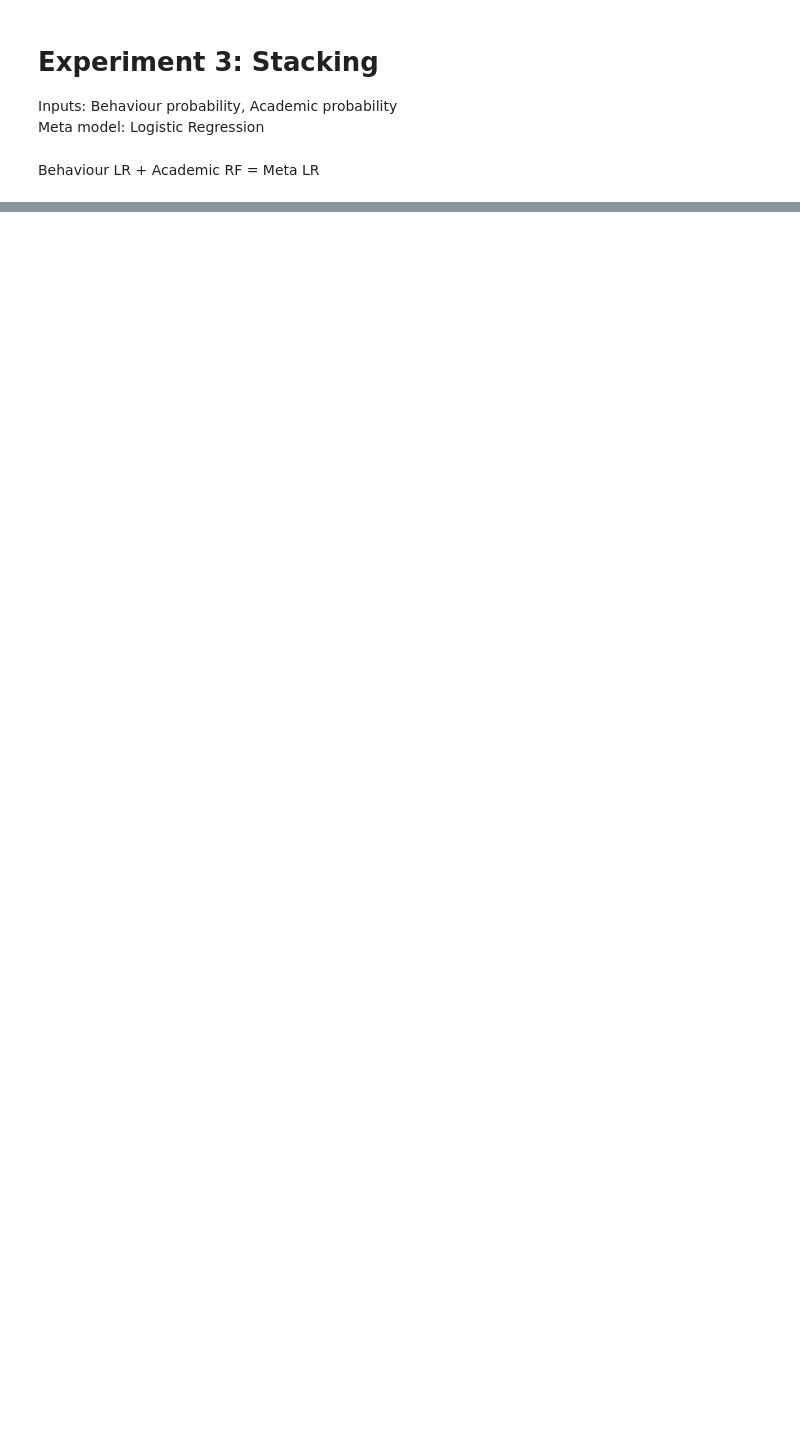
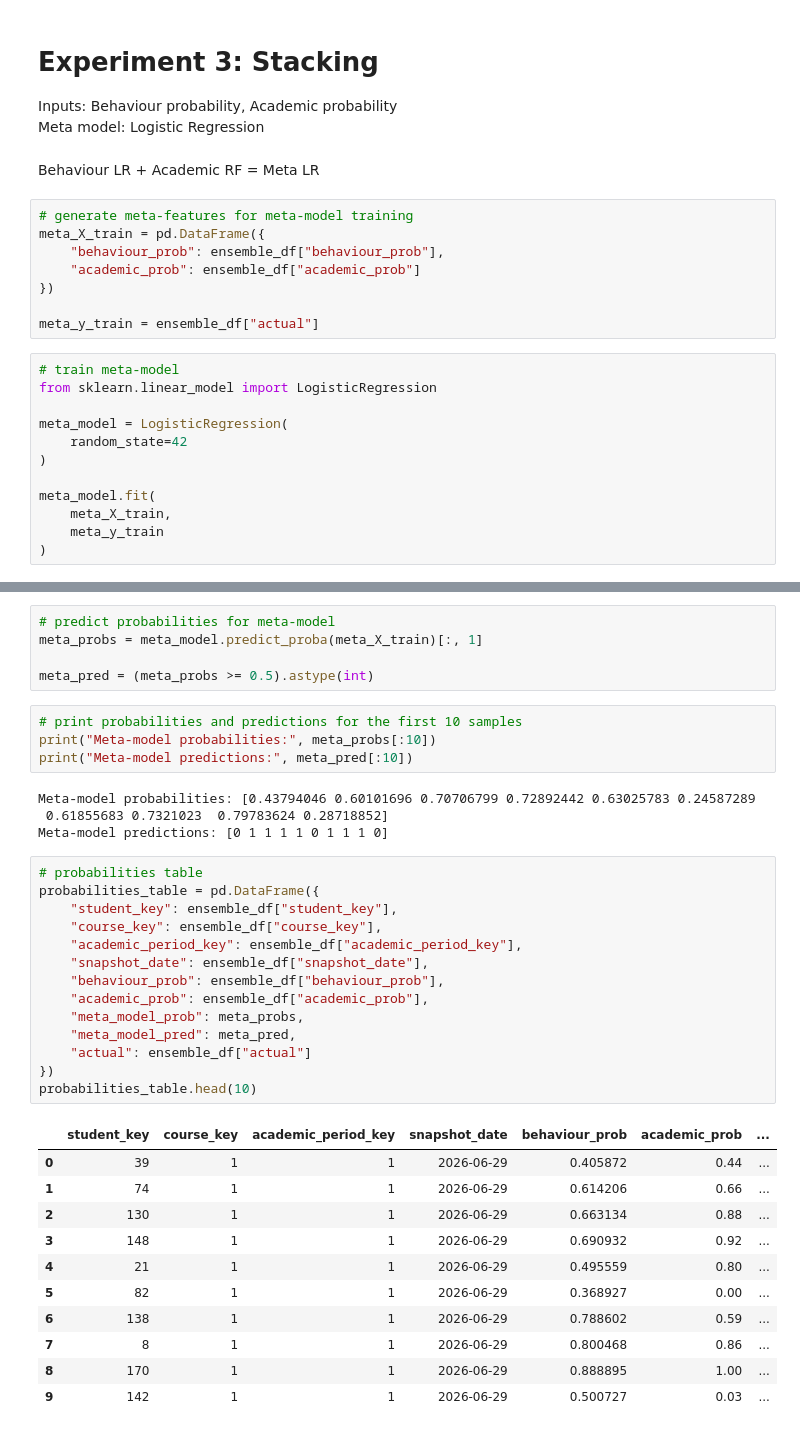
Before and after one commit to Rhea-myat/Smart-LMS-Dashboard-Moodle, a Jupyter notebook: ml/notebooks/ensemble_model_experiment.ipynb, the cells around one changed output, grey strips where cells are left out. Drawn from its saved outputs; the diff is of its cells as text; blank space fills up the shorter version.

Commit message:
final train models and prediction results

```diff
--- a/ml/notebooks/ensemble_model_experiment.ipynb
+++ b/ml/notebooks/ensemble_model_experiment.ipynb
@@ -185,3 +200,23 @@ Inputs: Behaviour probability, Academic probability \
 Meta model: Logistic Regression
 # %% [markdown]
 Behaviour LR + Academic RF = Meta LR
+# %%
+# generate meta-features for meta-model training
+meta_X_train = pd.DataFrame({
+    "behaviour_prob": ensemble_df["behaviour_prob"],
+    "academic_prob": ensemble_df["academic_prob"]
+})
+
+meta_y_train = ensemble_df["actual"]
+# %%
+# train meta-model
+from sklearn.linear_model import LogisticRegression
+
+meta_model = LogisticRegression(
+    random_state=42
+)
+
+meta_model.fit(
+    meta_X_train,
+    meta_y_train
+)
@@ -187,0 +225,39 @@ Behaviour LR + Academic RF = Meta LR
+# %%
+# predict probabilities for meta-model
+meta_probs = meta_model.predict_proba(meta_X_train)[:, 1]
+
+meta_pred = (meta_probs >= 0.5).astype(int)
+# %%
+# print probabilities and predictions for the first 10 samples
+print("Meta-model probabilities:", meta_probs[:10])
+print("Meta-model predictions:", meta_pred[:10])
+# %% [output]
+Meta-model probabilities: [0.43794046 0.60101696 0.70706799 0.72892442 0.63025783 0.24587289
+ 0.61855683 0.7321023  0.79783624 0.28718852]
+Meta-model predictions: [0 1 1 1 1 0 1 1 1 0]
+# %%
+# probabilities table
+probabilities_table = pd.DataFrame({
+    "student_key": ensemble_df["student_key"],
+    "course_key": ensemble_df["course_key"],
+    "academic_period_key": ensemble_df["academic_period_key"],
+    "snapshot_date": ensemble_df["snapshot_date"],
+    "behaviour_prob": ensemble_df["behaviour_prob"],
+    "academic_prob": ensemble_df["academic_prob"],
+    "meta_model_prob": meta_probs,
+    "meta_model_pred": meta_pred,
+    "actual": ensemble_df["actual"]
+})
+probabilities_table.head(10)
+# %% [output]
+|  | student_key | course_key | academic_period_key | snapshot_date | behaviour_prob | academic_prob | ... |
+| 0 | 39 | 1 | 1 | 2026-06-29 | 0.405872 | 0.44 | ... |
+| 1 | 74 | 1 | 1 | 2026-06-29 | 0.614206 | 0.66 | ... |
+| 2 | 130 | 1 | 1 | 2026-06-29 | 0.663134 | 0.88 | ... |
+| 3 | 148 | 1 | 1 | 2026-06-29 | 0.690932 | 0.92 | ... |
+| 4 | 21 | 1 | 1 | 2026-06-29 | 0.495559 | 0.80 | ... |
+| 5 | 82 | 1 | 1 | 2026-06-29 | 0.368927 | 0.00 | ... |
+| 6 | 138 | 1 | 1 | 2026-06-29 | 0.788602 | 0.59 | ... |
+| 7 | 8 | 1 | 1 | 2026-06-29 | 0.800468 | 0.86 | ... |
+| 8 | 170 | 1 | 1 | 2026-06-29 | 0.888895 | 1.00 | ... |
+| 9 | 142 | 1 | 1 | 2026-06-29 | 0.500727 | 0.03 | ... |
```
Also changed, not shown: parts of 7 cells of this notebook, 27 other files.
